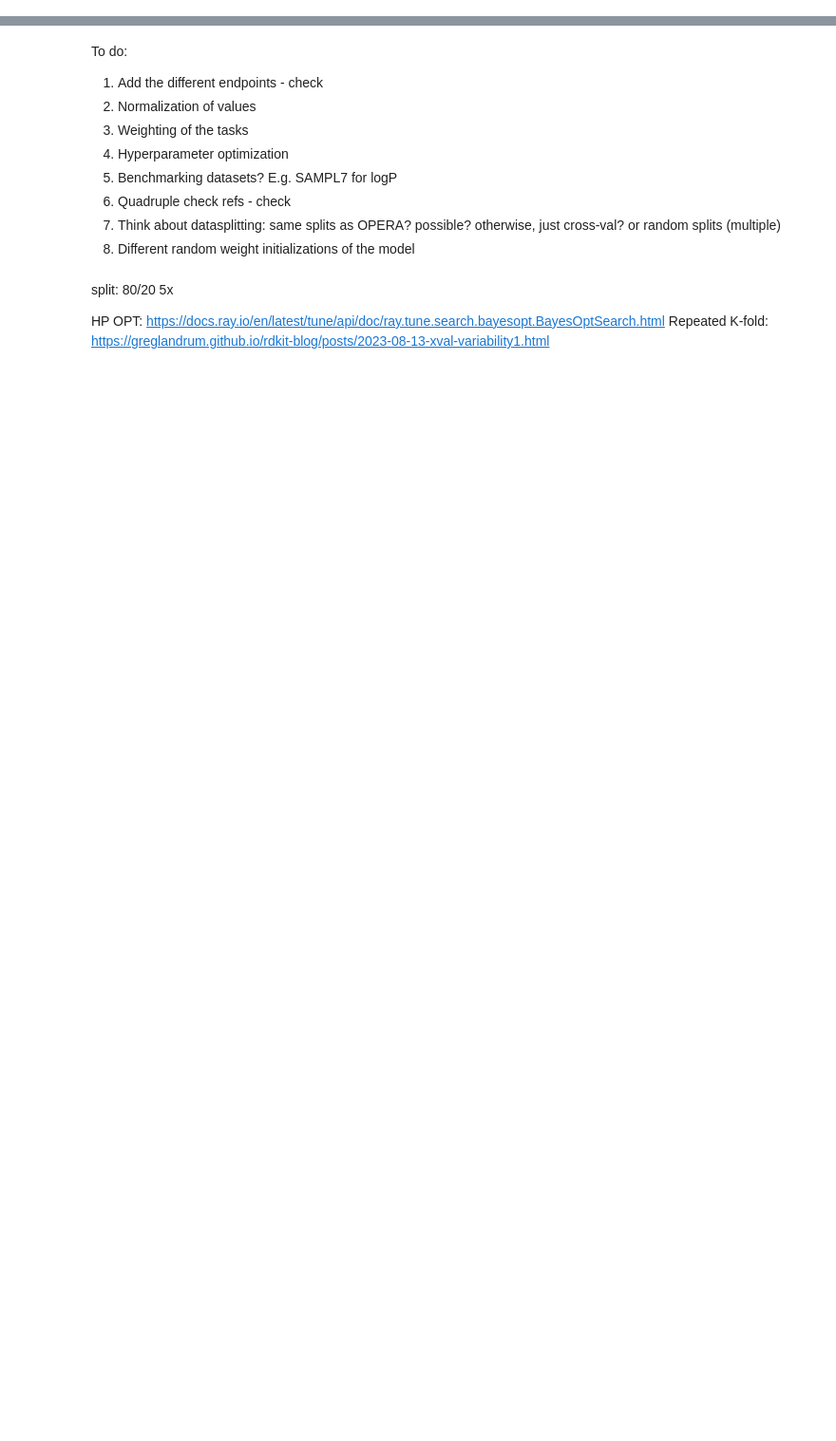
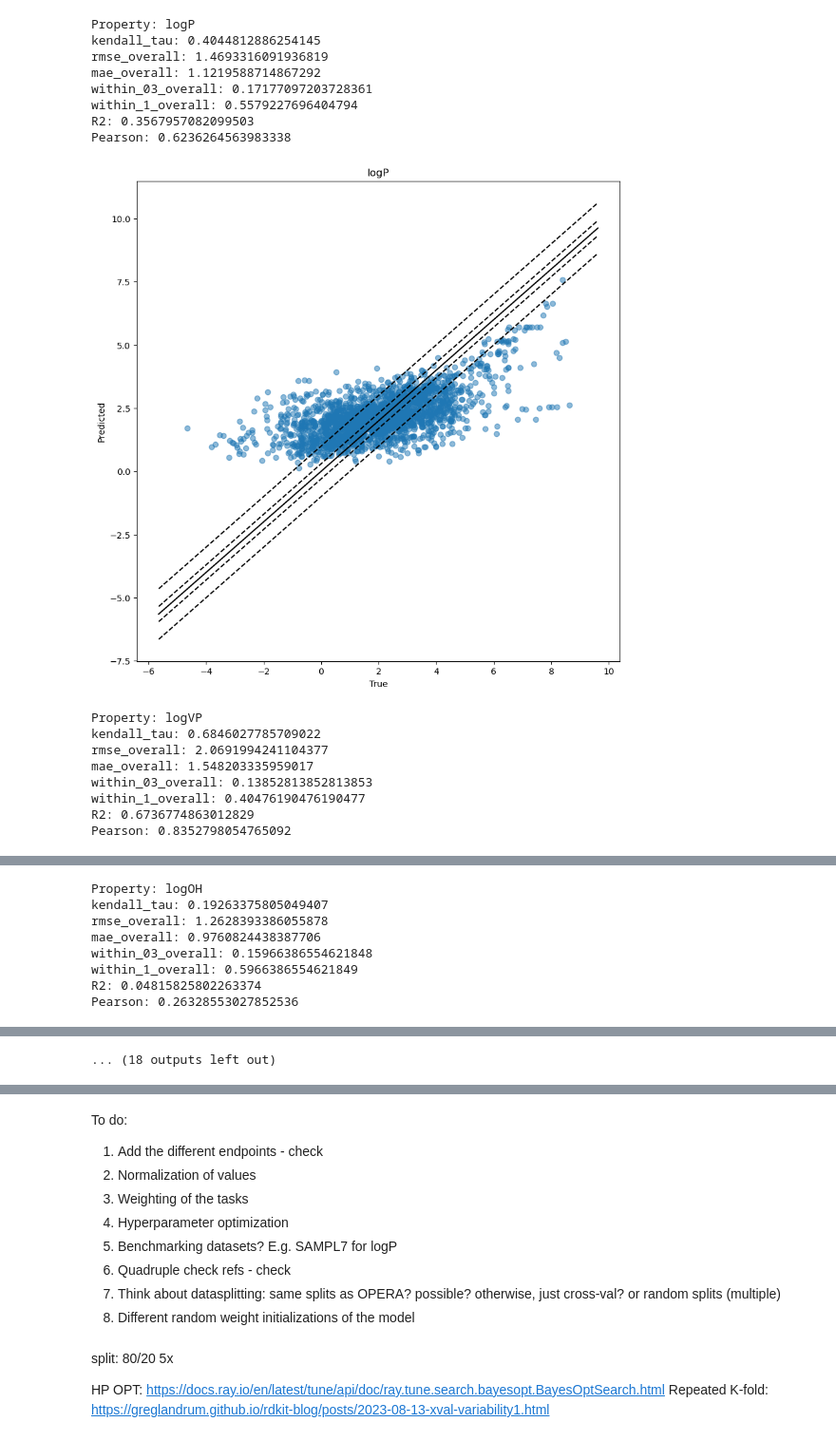
Before and after one commit to Cschiebroek/Digital_Chemistry, a Jupyter notebook: 001_First_test.ipynb, the cells around one changed output, grey strips where cells are left out. Shown at 95% size. Drawn from its saved outputs; the diff is of its cells as text; code cells hidden in the pictures; blank space fills up the shorter version.

```diff
--- a/001_First_test.ipynb
+++ b/001_First_test.ipynb
@@ -682,0 +524,9 @@ Datapoints: 554
+# %%
+#look at prediction on validation data
+model= AttentiveFP(in_channels=23, hidden_channels=200, out_channels=outputs,
+                            edge_dim=11, num_layers=4, num_timesteps=2,
+                            dropout=0.0).to(device)
+model.load_state_dict(torch.load('test_model.pt'))
+model.to(device)
+model.eval()
+preds, ys = get_preds_per_task(val_loader = val_loader, model = model, outputs = outputs)
@@ -682,0 +535,11 @@ Datapoints: 554
+# %%
+#make df from preds
+df_preds = pd.DataFrame(preds).T
+df_preds.columns = df_scaled.columns[1:]
+df_preds = df_preds.replace(-1, float('nan'))
+df_preds[['logP', 'logVP', 'logOH', 'logBCF', 'Biodeg', 'BP', 'Clint', 'FU', 'HL', 'KM', 'KOA', 'KOC', 'MP', 'RT', 'WS']] = scaler.inverse_transform(df_preds[['logP', 'logVP', 'logOH', 'logBCF', 'Biodeg', 'BP', 'Clint', 'FU', 'HL', 'KM', 'KOA', 'KOC', 'MP', 'RT', 'WS']])
+df_ys = pd.DataFrame(ys).T
+df_ys.columns = df_scaled.columns[1:]
+df_ys = df_ys.replace(-1, float('nan'))
+df_ys[['logP', 'logVP', 'logOH', 'logBCF', 'Biodeg', 'BP', 'Clint', 'FU', 'HL', 'KM', 'KOA', 'KOC', 'MP', 'RT', 'WS']] = scaler.inverse_transform(df_ys[['logP', 'logVP', 'logOH', 'logBCF', 'Biodeg', 'BP', 'Clint', 'FU', 'HL', 'KM', 'KOA', 'KOC', 'MP', 'RT', 'WS']])
+df_ys
@@ -682,0 +560,51 @@ Datapoints: 554
+# %%
+#plot and get stats for each property
+for prop in df_preds.columns:
+    #make tmp df, where all nan are dropped for that property
+    df_preds_tmp = df_preds[[prop]].dropna()
+    df_ys_tmp = df_ys[[prop]].dropna()
+    preds = df_preds_tmp[prop].values
+    ys = df_ys_tmp[prop].values
+    kendall_tau,rmse_overall,mae_overall,within_03_overall,within_1_overall = get_stats(preds,ys)
+    r2 = r2_score(ys,preds)
+    pearson = pearsonr(ys,preds)[0]
+    print(f'Property: {prop}')
+    print(f'kendall_tau: {kendall_tau}')
+    print(f'rmse_overall: {rmse_overall}')
+    print(f'mae_overall: {mae_overall}')
+    print(f'within_03_overall: {within_03_overall}')
+    print(f'within_1_overall: {within_1_overall}')
+    print(f'R2: {r2}')
+    print(f'Pearson: {pearson}')
+    plt.figure(figsize=(10, 10))
+    plt.scatter(ys, preds, alpha=0.5)
+    min_val = min(min(ys),min(preds))
+    max_val = max(max(ys),max(preds))
+    #add diagonal, and lines at +- 0.3 and +- 1
+    plt.plot([min_val-1,max_val+1],[min_val-1,max_val+1],color='black')
+    plt.plot([min_val-1,max_val+1],[min_val-1+0.3,max_val+1+0.3],color='black',linestyle='--')
+    plt.plot([min_val-1,max_val+1],[min_val-1-0.3,max_val+1-0.3],color='black',linestyle='--')
+    plt.plot([min_val-1,max_val+1],[min_val-1+1,max_val+1+1],color='black',linestyle='--')
+    plt.plot([min_val-1,max_val+1],[min_val-1-1,max_val+1-1],color='black',linestyle='--')
+    plt.xlabel('True')
+    plt.ylabel('Predicted')
+    plt.title(prop)
+    plt.show()
+# %% [output]
+Property: logP
+kendall_tau: 0.4044812886254145
+rmse_overall: 1.4693316091936819
+mae_overall: 1.1219588714867292
+within_03_overall: 0.17177097203728361
+within_1_overall: 0.5579227696404794
+R2: 0.3567957082099503
+Pearson: 0.6236264563983338
+[figure, added]
+Property: logVP
+kendall_tau: 0.6846027785709022
+rmse_overall: 2.0691994241104377
+mae_overall: 1.548203335959017
+within_03_overall: 0.13852813852813853
+within_1_overall: 0.40476190476190477
+R2: 0.6736774863012829
+Pearson: 0.8352798054765092
@@ -682,0 +612,8 @@ Datapoints: 554
+Property: logOH
+kendall_tau: 0.19263375805049407
+rmse_overall: 1.2628393386055878
+mae_overall: 0.9760824438387706
+within_03_overall: 0.15966386554621848
+within_1_overall: 0.5966386554621849
+R2: 0.04815825802263374
+Pearson: 0.26328553027852536
@@ -682,0 +648 @@ Datapoints: 554
+... (18 outputs left out)
```
Also changed, not shown: parts of 40 cells of this notebook, 1 other file.
